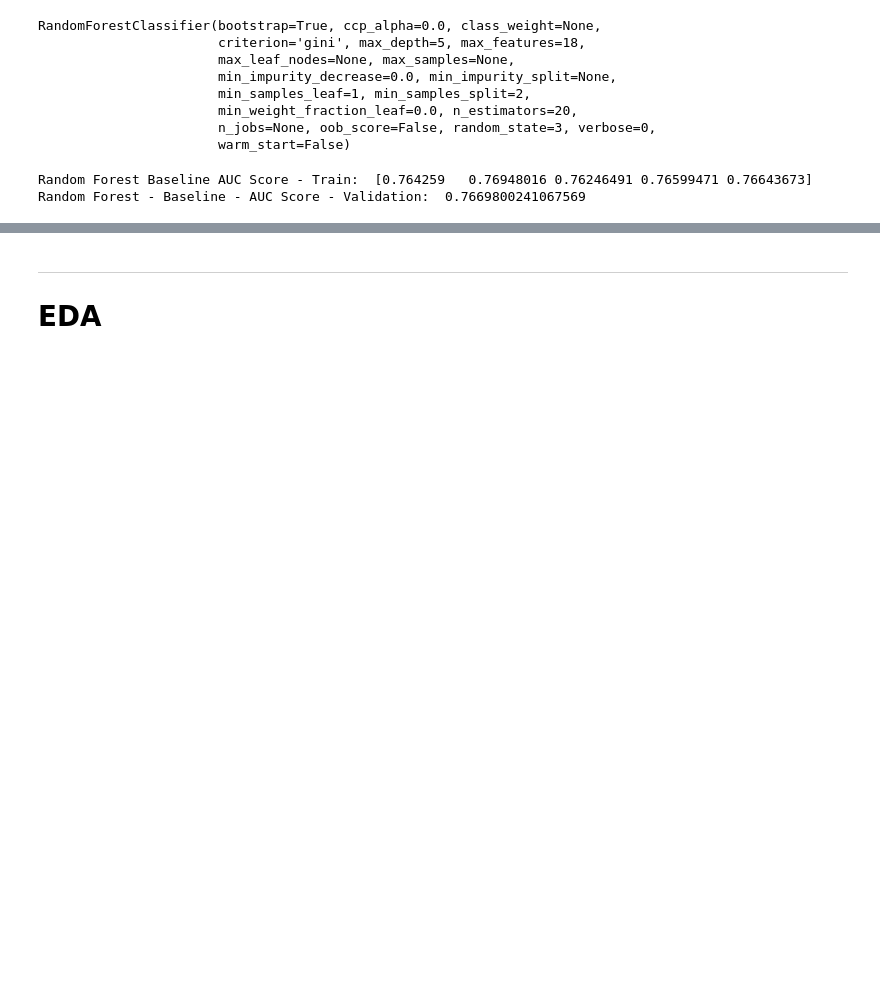
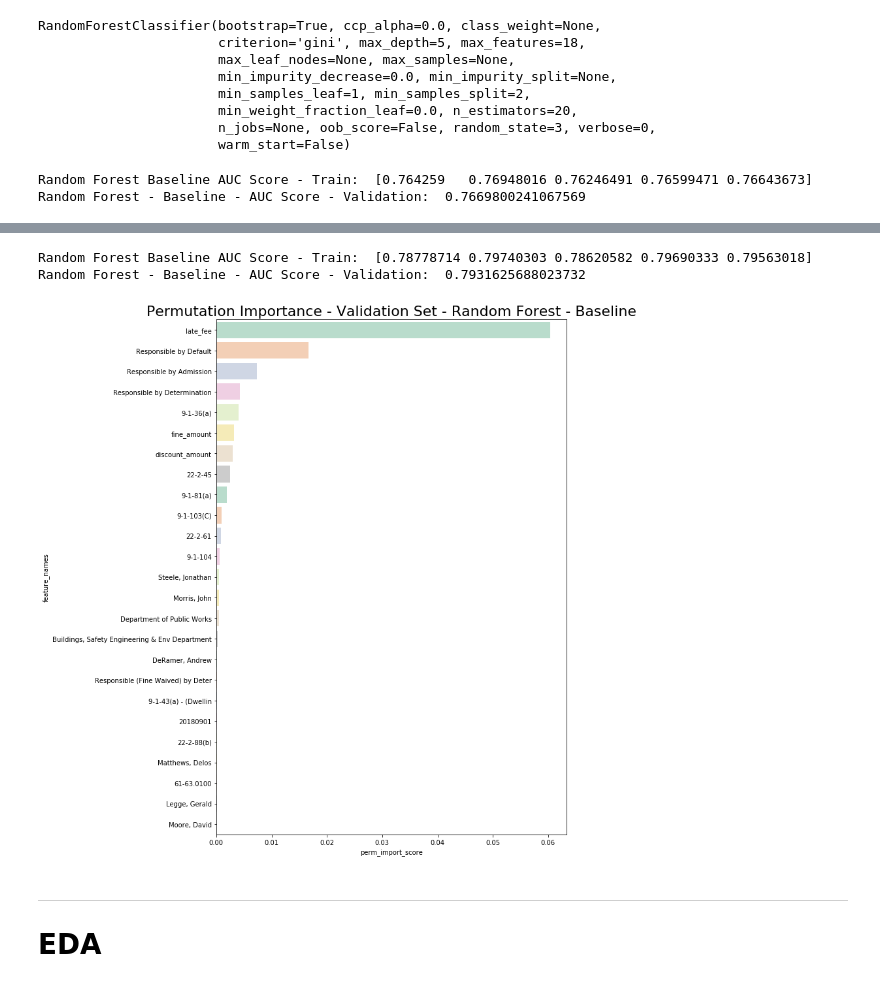
Before and after one commit to Morgan-Sell/detroit-blight-ticket, a Jupyter notebook: supervised_ml.ipynb, the cells around one changed output, grey strips where cells are left out. Cells and saved outputs as stored; diff of their text form; code cells hidden in the pictures; blank space fills up the shorter version.

```diff
--- a/supervised_ml.ipynb
+++ b/supervised_ml.ipynb
@@ -458,0 +508,11 @@ plot_permutation_import(forest4, X4_val, y4_val, train4.columns, n_repeats=10)
+# %%
+train6 = train2[['fine_amount', 'admin_fee', 'late_fee', 'discount_amount', 'clean_up_cost']].copy()
+train6 = pd.concat([train6, agency_dummy, disposition_dummy, violation_code_dummy, inspector_dummy], axis=1)
+X6 = train6.values
+y6 = train2['compliance'].values
+
+X6_train, X6_val, y6_train, y6_val = train_test_split(X6, y6, test_size=0.20, random_state=3)
+
+n_features = int(np.sqrt(X6.shape[1]))
+forest6 = RandomForestClassifier(max_depth=5, random_state=3, n_estimators=20, max_features=n_features)
+forest6.fit(X6_train, y6_train)
@@ -459,3 +528,17 @@ plot_permutation_import(forest4, X4_val, y4_val, train4.columns, n_repeats=10)
+# %%
+forest6_train_auc = cross_val_score(forest6, X6_train, y6_train, scoring='roc_auc', cv=5)
+y6_prob = forest6.predict_proba(X6_val)[:,1]
+y6_auc = roc_auc_score(y6_val, y6_prob)
+
+print('Random Forest Baseline AUC Score - Train: ', forest6_train_auc)
+print('Random Forest - Baseline - AUC Score - Validation: ', y6_auc )
+# %% [output]
+Random Forest Baseline AUC Score - Train:  [0.78778714 0.79740303 0.78620582 0.79690333 0.79563018]
+Random Forest - Baseline - AUC Score - Validation:  0.7931625688023732
+# %%
+plot_permutation_import(forest6, X6_val, y6_val, train6.columns, n_repeats=10)
+# %% [output]
+[figure, added]
 # %% [markdown]
 ---
 # EDA
```
Also changed, not shown: parts of 19 cells of this notebook.
